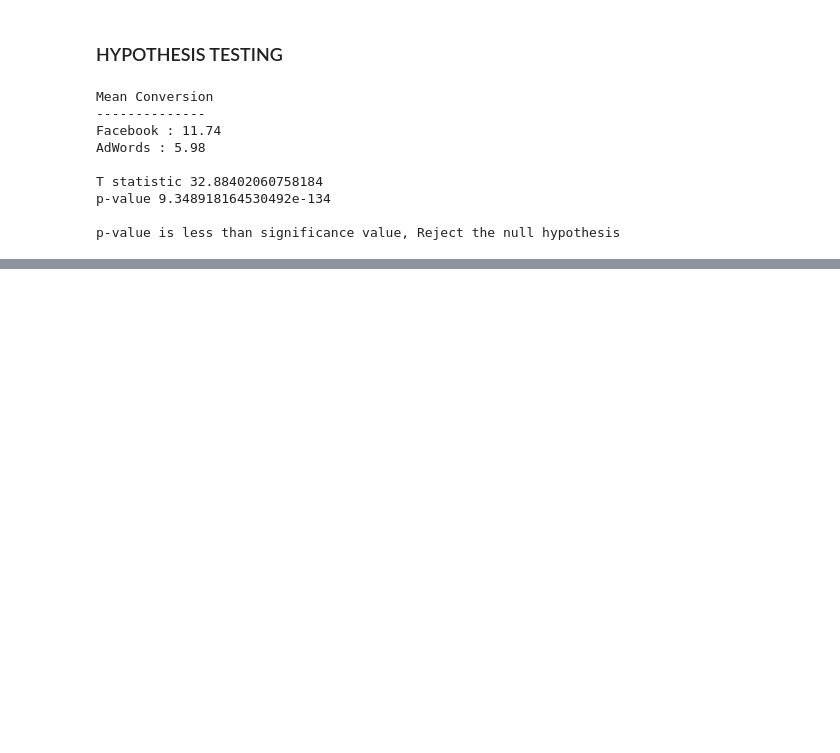
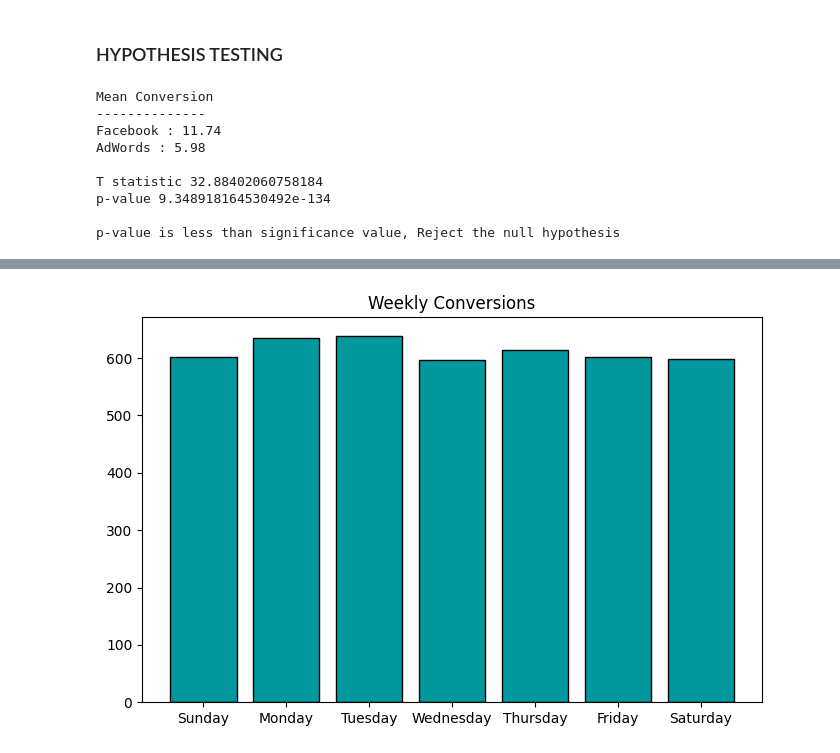
Before and after one commit to Engineer-purvesh18/A-B-Testing, a Jupyter notebook: main.ipynb, the cells around one changed output, grey strips where cells are left out. Saved outputs shown, nothing was run; the diff lists cells and outputs as text; code cells hidden in the pictures; blank space fills up the shorter version.

```diff
--- a/main.ipynb
+++ b/main.ipynb
@@ -277,0 +316,15 @@ p-value is less than significance value, Reject the null hypothesis
+# %%
+# cleaning data ( removing unwanted symbols from the columns and converting them to numerical columns)
+df['Facebook Click-Through Rate (Clicks / View)'] = df['Facebook Click-Through Rate (Clicks / View)'].apply(lambda x: float(x[:-1]))
+df['Facebook Conversion Rate (Conversions / Clicks)'] = df['Facebook Conversion Rate (Conversions / Clicks)'].apply(lambda x: float(x[:-1]))
+df['Facebook Cost per Click (Ad Cost / Clicks)'] = df['Facebook Cost per Click (Ad Cost / Clicks)'].apply(lambda x: float(x[1:]))
+df['Cost per Facebook Ad'] = df['Cost per Facebook Ad'].apply(lambda x: float(x[1:]))
+# %%
+# filtering for facebook campaign
+df = df[['Date','Facebook Ad Views',
+       'Facebook Ad Clicks', 'Facebook Ad Conversions', 'Cost per Facebook Ad',
+       'Facebook Click-Through Rate (Clicks / View)',
+       'Facebook Conversion Rate (Conversions / Clicks)',
+       'Facebook Cost per Click (Ad Cost / Clicks)']]
+
+df.head()
@@ -277,0 +338,13 @@ p-value is less than significance value, Reject the null hypothesis
+# %%
+# extracting month and week day from the date column
+df['month'] = df['Date'].dt.month
+df['week'] = df['Date'].dt.weekday
+# %%
+plt.figure(figsize=(8,5))
+plt.title('Weekly Conversions')
+weekly_conversion = df.groupby('week')[['Facebook Ad Conversions']].sum()
+week_names= ['Sunday','Monday','Tuesday','Wednesday','Thursday','Friday','Saturday']
+plt.bar(week_names, weekly_conversion['Facebook Ad Conversions'], color = '#03989E', edgecolor = 'k')
+plt.show()
+# %% [output]
+[figure, added]
```
Also changed, not shown: parts of 10 cells of this notebook.
